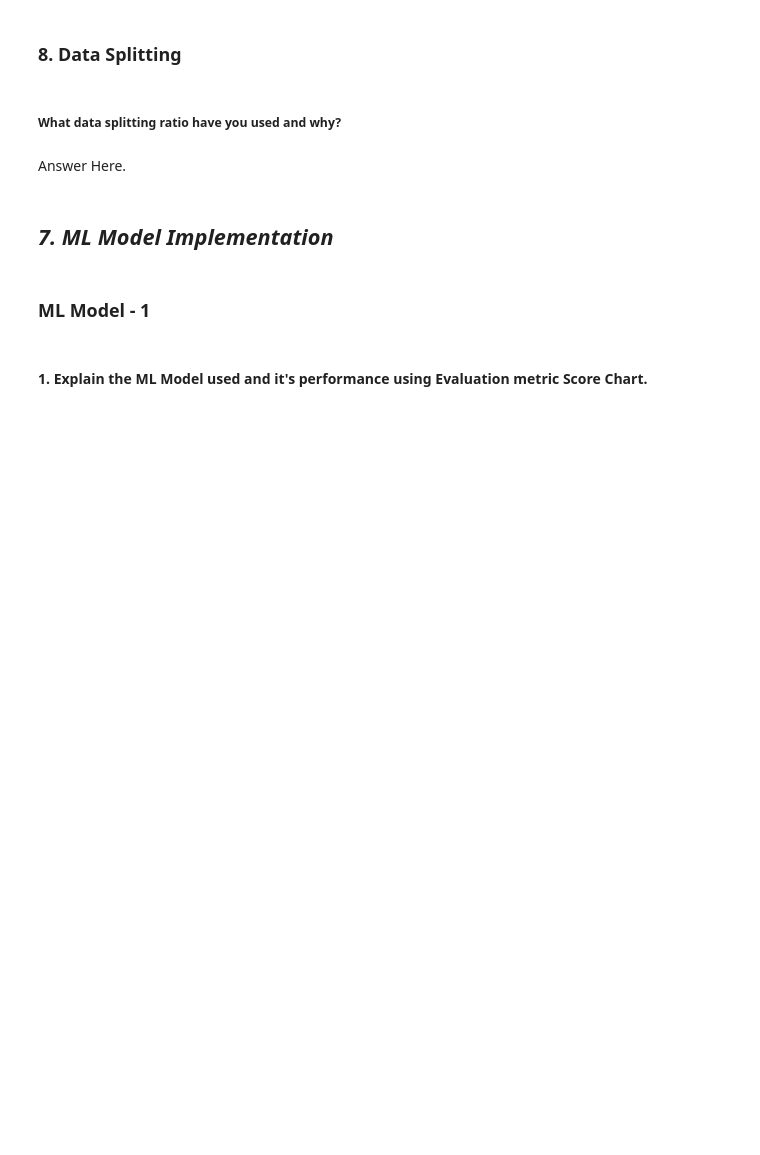
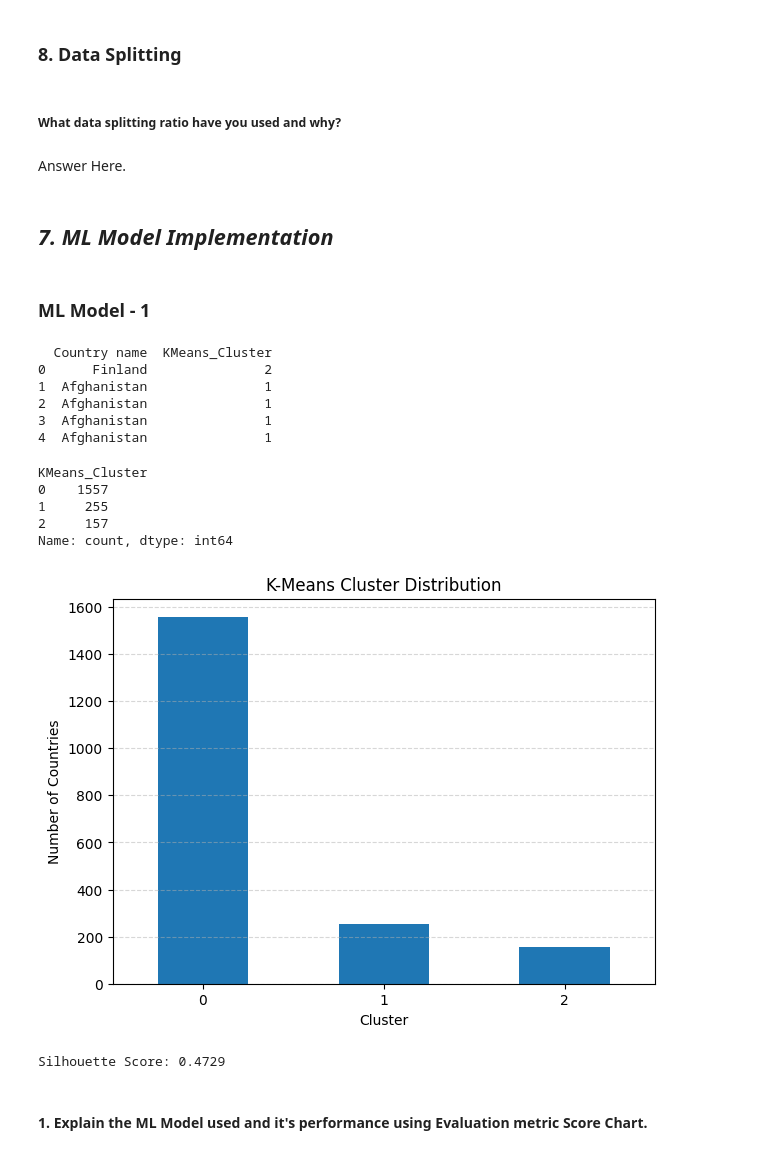
Before and after one commit to GEE2007/world-happiness-clustering, a Jupyter notebook: world_happiness_clustering.ipynb, the cells around one changed output. Drawn from its saved outputs; the diff is of its cells as text; code cells hidden in the pictures; blank space fills up the shorter version.

Commit message:
Implemented K-Means, Agglomerative and DBSCAN models

```diff
--- a/world_happiness_clustering.ipynb
+++ b/world_happiness_clustering.ipynb
@@ -1102,2 +1096,65 @@ Answer Here.
+# %%
+# ML Model - 1 Implementation
+
+# Fit the Algorithm
+from sklearn.cluster import KMeans
+
+# Initialize K-Means
+kmeans = KMeans(
+    n_clusters=3,          # based on Elbow Method
+    random_state=42,
+    n_init=10
+)
+
+# Fit the model
+kmeans.fit(X_pca)
+
+# Predict cluster labels
+df["KMeans_Cluster"] = kmeans.predict(X_pca)
+
+# Display first few predictions
+print(df[["Country name", "KMeans_Cluster"]].head())
+# %% [output]
+  Country name  KMeans_Cluster
+0      Finland               2
+1  Afghanistan               1
+2  Afghanistan               1
+3  Afghanistan               1
+4  Afghanistan               1
+# %%
+cluster_counts = df["KMeans_Cluster"].value_counts().sort_index()
+
+print(cluster_counts)
+
+plt.figure(figsize=(7,5))
+
+cluster_counts.plot(kind="bar")
+
+plt.title("K-Means Cluster Distribution")
+
+plt.xlabel("Cluster")
+
+plt.ylabel("Number of Countries")
+
+plt.xticks(rotation=0)
+
+plt.grid(axis="y", linestyle="--", alpha=0.5)
+
+plt.show()
+# %% [output]
+KMeans_Cluster
+0    1557
+1     255
+2     157
+Name: count, dtype: int64
+[figure, added]
+# %%
+from sklearn.metrics import silhouette_score
+
+sil_score = silhouette_score(X_pca, df["KMeans_Cluster"])
+
+print("Silhouette Score:", round(sil_score,4))
+# %% [output]
+Silhouette Score: 0.4729
 # %% [markdown]
 #### 1. Explain the ML Model used and it's performance using Evaluation metric Score Chart.
```
Also changed, not shown: parts of 50 cells of this notebook.
